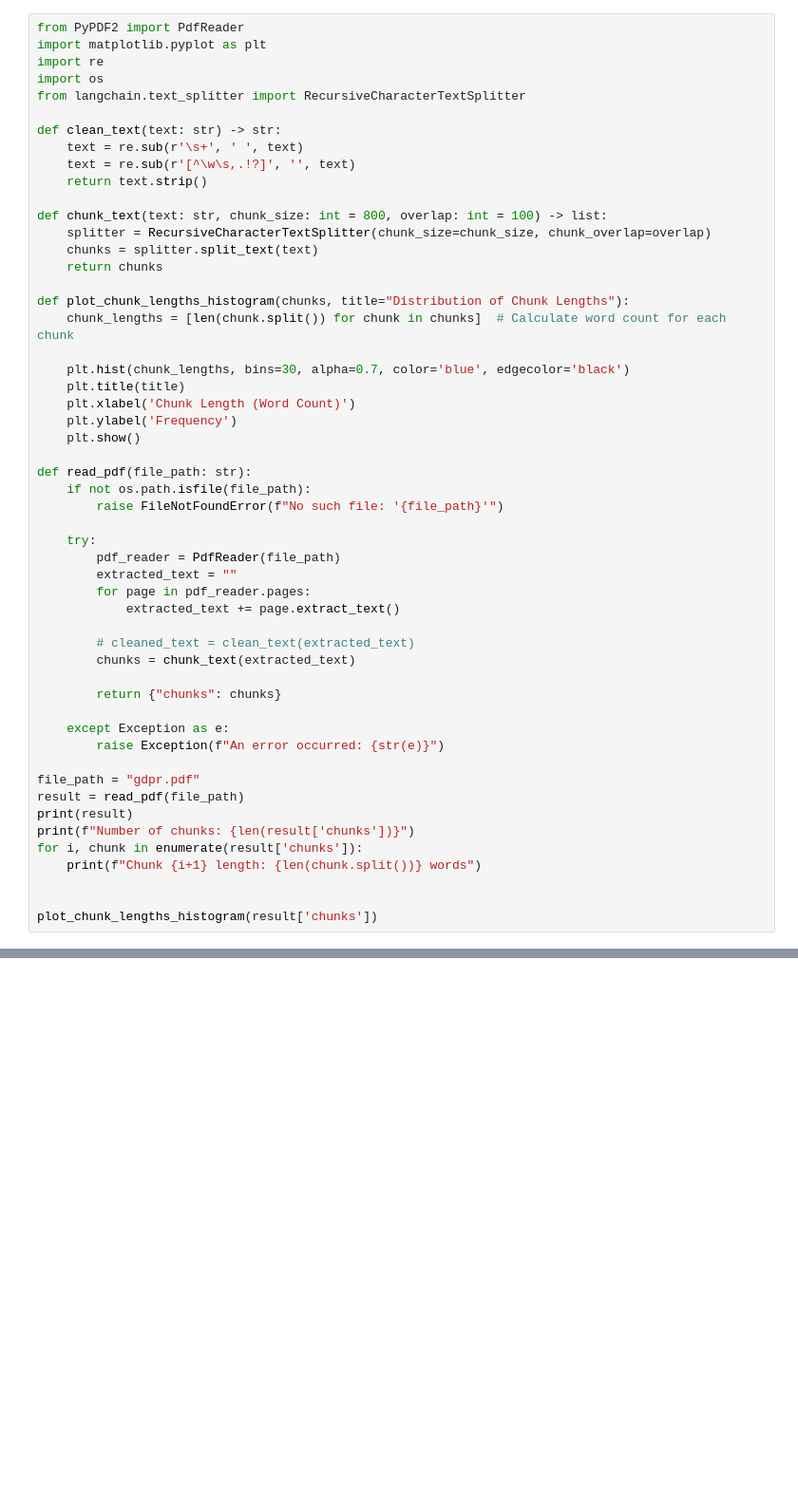
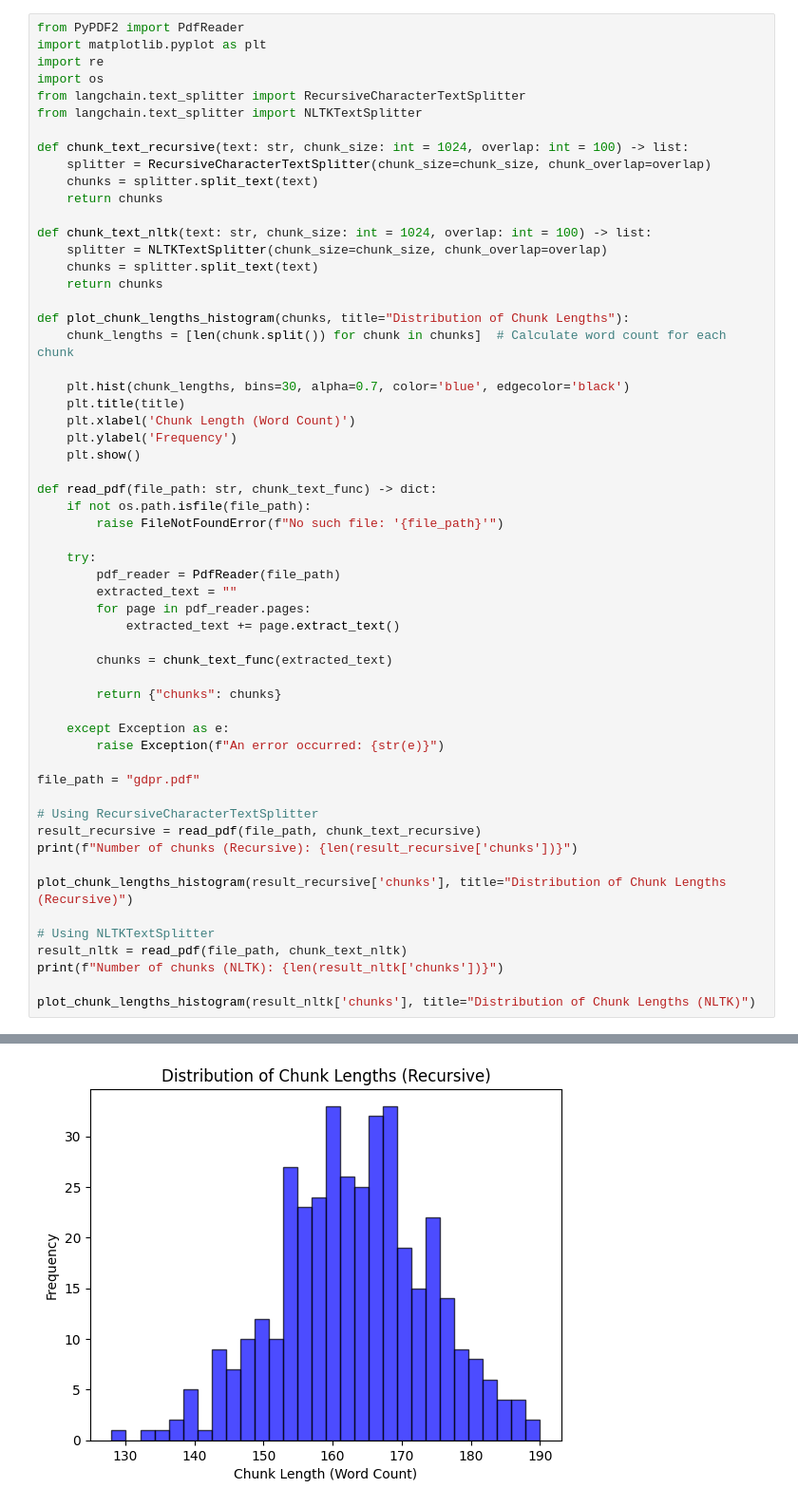
Before and after one commit to kristofmaar/chunky, a Jupyter notebook: playground.ipynb, the cells around one changed output, grey strips where cells are left out. Shown at 95% size. Cells and saved outputs as stored; diff of their text form; blank space fills up the shorter version.

Commit message:
#1 add playground implementation of langchain + NLTK based chunking

```diff
--- a/playground.ipynb
+++ b/playground.ipynb
@@ -4,14 +13,15 @@ import matplotlib.pyplot as plt
 import re
 import os
 from langchain.text_splitter import RecursiveCharacterTextSplitter
+from langchain.text_splitter import NLTKTextSplitter
 
-def clean_text(text: str) -> str:
-    text = re.sub(r'\s+', ' ', text)
-    text = re.sub(r'[^\w\s,.!?]', '', text)
-    return text.strip()
+def chunk_text_recursive(text: str, chunk_size: int = 1024, overlap: int = 100) -> list:
+    splitter = RecursiveCharacterTextSplitter(chunk_size=chunk_size, chunk_overlap=overlap)
+    chunks = splitter.split_text(text)
+    return chunks
 
-def chunk_text(text: str, chunk_size: int = 800, overlap: int = 100) -> list:
-    splitter = RecursiveCharacterTextSplitter(chunk_size=chunk_size, chunk_overlap=overlap)
+def chunk_text_nltk(text: str, chunk_size: int = 1024, overlap: int = 100) -> list:
+    splitter = NLTKTextSplitter(chunk_size=chunk_size, chunk_overlap=overlap)
     chunks = splitter.split_text(text)
     return chunks
 
@@ -24,7 +34,7 @@ def plot_chunk_lengths_histogram(chunks, title="Distribution of Chunk Lengths"):
     plt.ylabel('Frequency')
     plt.show()
 
-def read_pdf(file_path: str):
+def read_pdf(file_path: str, chunk_text_func) -> dict:
     if not os.path.isfile(file_path):
         raise FileNotFoundError(f"No such file: '{file_path}'")
 
@@ -34,8 +44,7 @@ def read_pdf(file_path: str):
         for page in pdf_reader.pages:
             extracted_text += page.extract_text()
 
-        # cleaned_text = clean_text(extracted_text)
-        chunks = chunk_text(extracted_text)
+        chunks = chunk_text_func(extracted_text)
 
         return {"chunks": chunks}
 
@@ -43,11 +52,16 @@ def read_pdf(file_path: str):
         raise Exception(f"An error occurred: {str(e)}")
 
 file_path = "gdpr.pdf"
-result = read_pdf(file_path)
-print(result)
-print(f"Number of chunks: {len(result['chunks'])}")
-for i, chunk in enumerate(result['chunks']):
-    print(f"Chunk {i+1} length: {len(chunk.split())} words")
 
+# Using RecursiveCharacterTextSplitter
+result_recursive = read_pdf(file_path, chunk_text_recursive)
+print(f"Number of chunks (Recursive): {len(result_recursive['chunks'])}")
 
-plot_chunk_lengths_histogram(result['chunks'])
+plot_chunk_lengths_histogram(result_recursive['chunks'], title="Distribution of Chunk Lengths (Recursive)")
+
+# Using NLTKTextSplitter
+result_nltk = read_pdf(file_path, chunk_text_nltk)
+print(f"Number of chunks (NLTK): {len(result_nltk['chunks'])}")
+
+plot_chunk_lengths_histogram(result_nltk['chunks'], title="Distribution of Chunk Lengths (NLTK)")
+# %% [output]
@@ -53,0 +69 @@ plot_chunk_lengths_histogram(result['chunks'])
+[figure, added]
```
Also changed, not shown: parts of 2 cells of this notebook.
